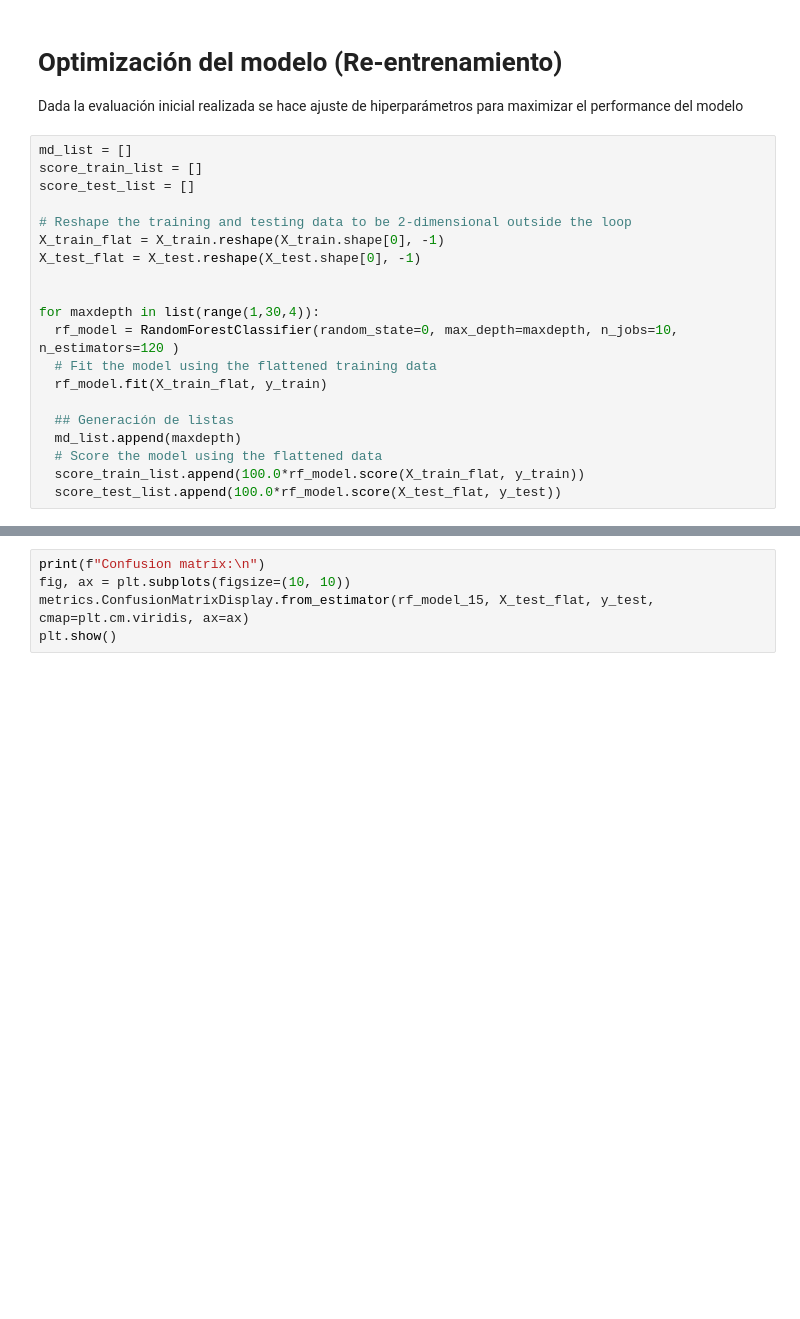
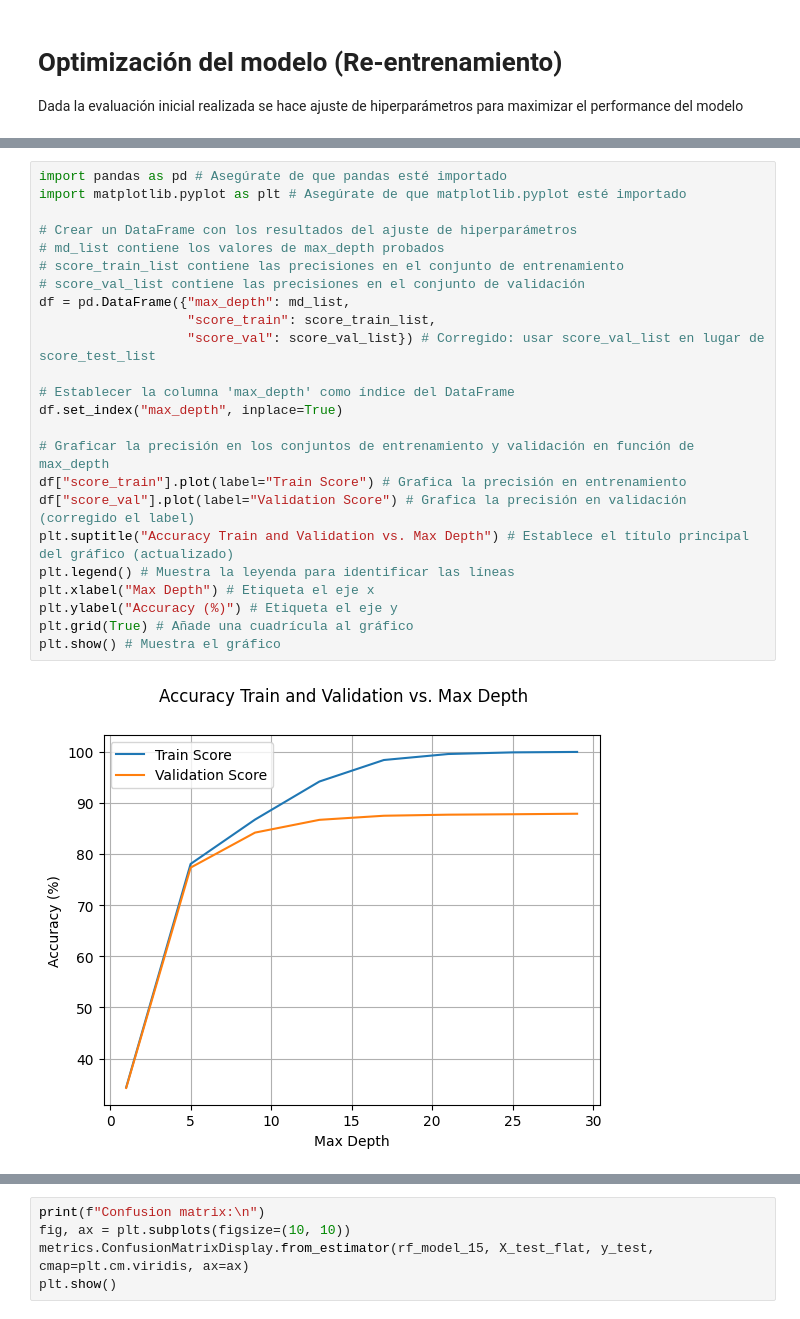
Before and after one commit to jumivega/Maestr-a-en-Inteligencia-Artificial-UEES, a Jupyter notebook: Grupo_3_Caso_Práctico_RF_SVM_Tree_Comparación.ipynb, the cells around one changed output, grey strips where cells are left out. Cells and saved outputs as stored; diff of their text form; blank space fills up the shorter version.

```diff
--- a/Grupo_3_Caso_Práctico_RF_SVM_Tree_Comparación.ipynb
+++ b/Grupo_3_Caso_Práctico_RF_SVM_Tree_Comparación.ipynb
@@ -381,23 +383,3 @@ Confusion matrix:
 # %% [markdown]
 # **Optimización del modelo (Re-entrenamiento)**
 Dada la evaluación inicial realizada se hace ajuste de hiperparámetros para maximizar el performance del modelo
-# %%
-md_list = []
-score_train_list = []
-score_test_list = []
-
-# Reshape the training and testing data to be 2-dimensional outside the loop
-X_train_flat = X_train.reshape(X_train.shape[0], -1)
-X_test_flat = X_test.reshape(X_test.shape[0], -1)
-
-
-for maxdepth in list(range(1,30,4)):
-  rf_model = RandomForestClassifier(random_state=0, max_depth=maxdepth, n_jobs=10, n_estimators=120 )
-  # Fit the model using the flattened training data
-  rf_model.fit(X_train_flat, y_train)
-
-  ## Generación de listas
-  md_list.append(maxdepth)
-  # Score the model using the flattened data
-  score_train_list.append(100.0*rf_model.score(X_train_flat, y_train))
-  score_test_list.append(100.0*rf_model.score(X_test_flat, y_test))
@@ -434,0 +416,26 @@ Precisión sobre los datos de test: 86.03
+# %%
+import pandas as pd # Asegúrate de que pandas esté importado
+import matplotlib.pyplot as plt # Asegúrate de que matplotlib.pyplot esté importado
+
+# Crear un DataFrame con los resultados del ajuste de hiperparámetros
+# md_list contiene los valores de max_depth probados
+# score_train_list contiene las precisiones en el conjunto de entrenamiento
+# score_val_list contiene las precisiones en el conjunto de validación
+df = pd.DataFrame({"max_depth": md_list,
+                   "score_train": score_train_list,
+                   "score_val": score_val_list}) # Corregido: usar score_val_list en lugar de score_test_list
+
+# Establecer la columna 'max_depth' como índice del DataFrame
+df.set_index("max_depth", inplace=True)
+
+# Graficar la precisión en los conjuntos de entrenamiento y validación en función de max_depth
+df["score_train"].plot(label="Train Score") # Grafica la precisión en entrenamiento
+df["score_val"].plot(label="Validation Score") # Grafica la precisión en validación (corregido el label)
+plt.suptitle("Accuracy Train and Validation vs. Max Depth") # Establece el título principal del gráfico (actualizado)
+plt.legend() # Muestra la leyenda para identificar las líneas
+plt.xlabel("Max Depth") # Etiqueta el eje x
+plt.ylabel("Accuracy (%)") # Etiqueta el eje y
+plt.grid(True) # Añade una cuadrícula al gráfico
+plt.show() # Muestra el gráfico
+# %% [output]
+[figure, added]
```
Also changed, not shown: parts of 22 cells of this notebook.
